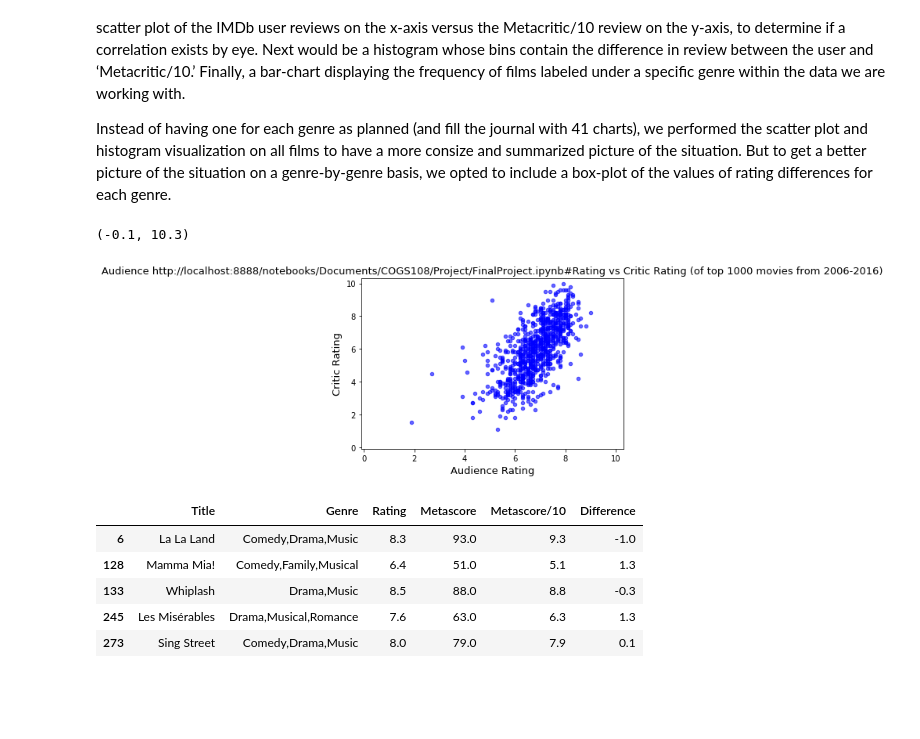
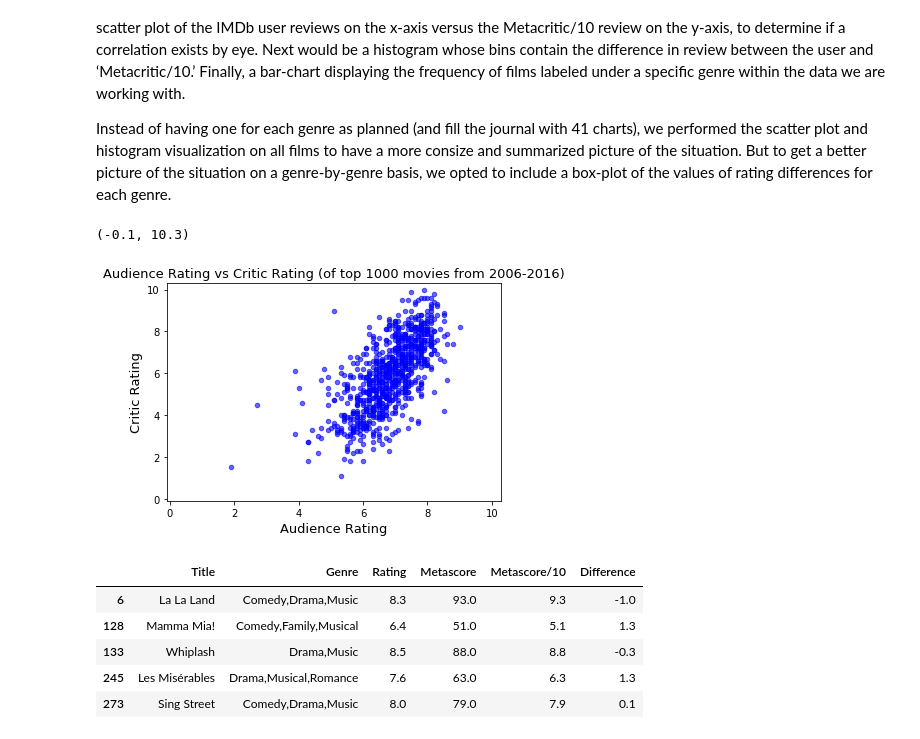
Before and after one commit to Laser11/GenreVDeltaRatings, a Jupyter notebook: FinalProject.ipynb, the cells around one changed output. Drawn from its saved outputs; the diff is of its cells as text; code cells hidden in the pictures; blank space fills up the shorter version.

Commit message:
Fixed caption for scatter plot

```diff
--- a/FinalProject.ipynb
+++ b/FinalProject.ipynb
@@ -138,24 +138,24 @@ Instead of having one for each genre as planned (and fill the journal with 41 ch
 # %%
 # Creating the scatterplot
 fig = plt.figure()
 
 ax = plt.axes()
 
 audience = db_base['Rating']
 critic = db_base['Metascore/10']
 
 ax.scatter(audience, critic, c='blue', alpha=0.6, label='Ratings', s=20)
 
-plt.title('Audience http://localhost:8888/notebooks/Documents/COGS108/Project/FinalProject.ipynb#Rating vs Critic Rating (of top 1000 movies from 2006-2016)', fontsize=13)
+plt.title('Audience Rating vs Critic Rating (of top 1000 movies from 2006-2016)', fontsize=13)
 
 plt.xlabel('Audience Rating', fontsize=13)
 plt.ylabel('Critic Rating', fontsize=13)
 
 plt.xlim([-0.1, 10.3])
 plt.ylim([-0.1, 10.3])
 # %% [output]
 (-0.1, 10.3)
-[figure, old version]
+[figure, new version]
 # %%
 def getGenreMovies(movies,genreList):
     movieTables = {}
```
Also changed, not shown: parts of 2 cells of this notebook.
